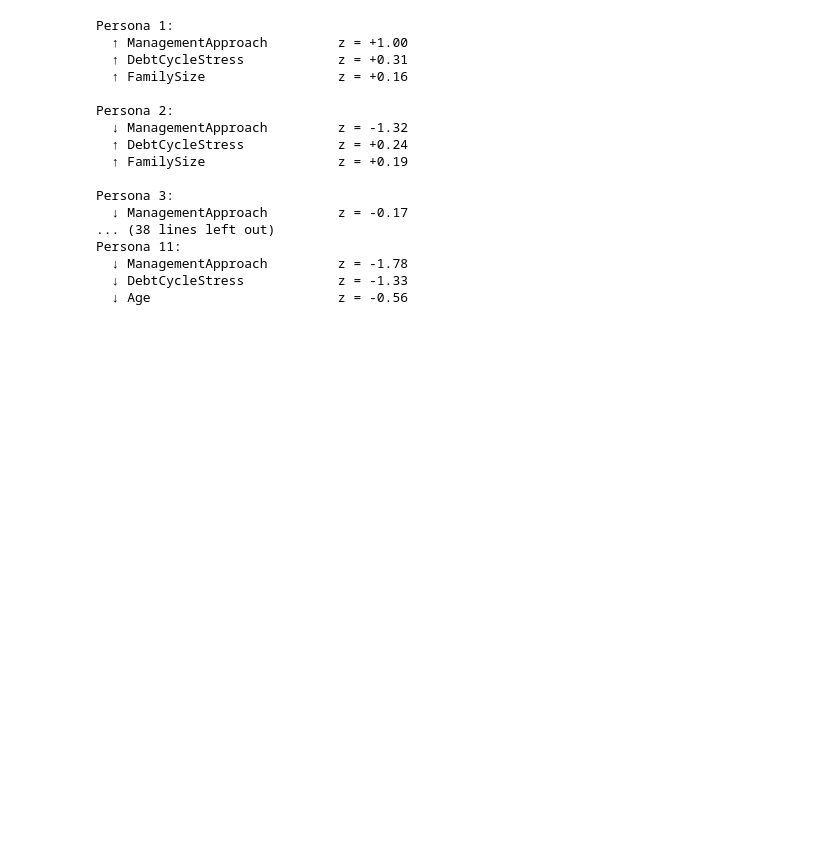
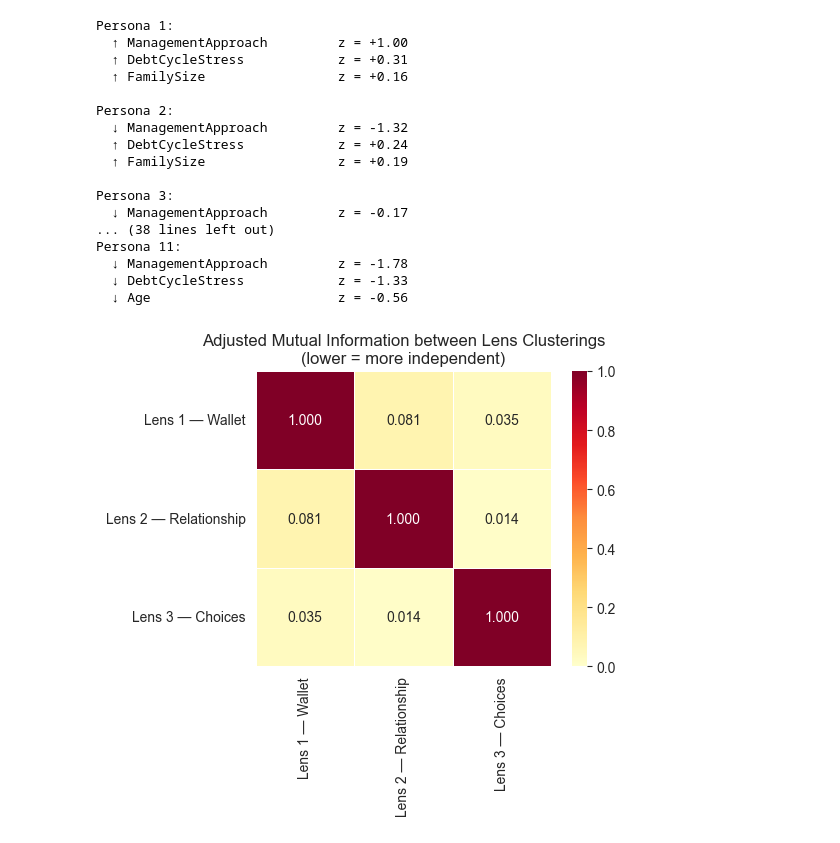
Before and after one commit to Smael-olk/Fintech, a Jupyter notebook: BusinessCase1/Main_Amir.ipynb, the cells around one changed output. Saved outputs shown, nothing was run; the diff lists cells and outputs as text; code cells hidden in the pictures; blank space fills up the shorter version.

```diff
--- a/BusinessCase1/Main_Amir.ipynb
+++ b/BusinessCase1/Main_Amir.ipynb
@@ -496,4 +425,43 @@ Persona 11:
   ↓ ManagementApproach         z = -1.78
   ↓ DebtCycleStress            z = -1.33
   ↓ Age                        z = -0.56
+# %%
+
+def cluster_independence_matrix(labels_dict):
+    """
+    Computes pairwise Adjusted Mutual Information between lens cluster labels.
+    Low AMI = lenses are capturing independent structure.
+    """
+    names = list(labels_dict.keys())
+    labels = list(labels_dict.values())
+    n = len(names)
+
+    ami_matrix = pd.DataFrame(index=names, columns=names, dtype=float)
+    for i in range(n):
+        for j in range(n):
+            ami_matrix.iloc[i, j] = adjusted_mutual_info_score(labels[i], labels[j])
+
+    plt.figure(figsize=(6, 5))
+    sns.heatmap(
+        ami_matrix.astype(float),
+        annot=True, fmt='.3f',
+        cmap='YlOrRd', vmin=0, vmax=1,
+        square=True, linewidths=0.5
+    )
+    plt.title('Adjusted Mutual Information between Lens Clusterings\n(lower = more independent)')
+    plt.tight_layout()
+    plt.show()
+
+    return ami_matrix
+
+
+labels_dict = {
+    'Lens 1 — Wallet':       labels_lens1,
+    'Lens 2 — Relationship': labels_lens2,
+    'Lens 3 — Choices':      labels_lens3,
+}
+
+ami_matrix = cluster_independence_matrix(labels_dict)
+# %% [output]
+[figure, added]
 # %%
```
Also changed, not shown: parts of 10 cells of this notebook, 6 other files.
